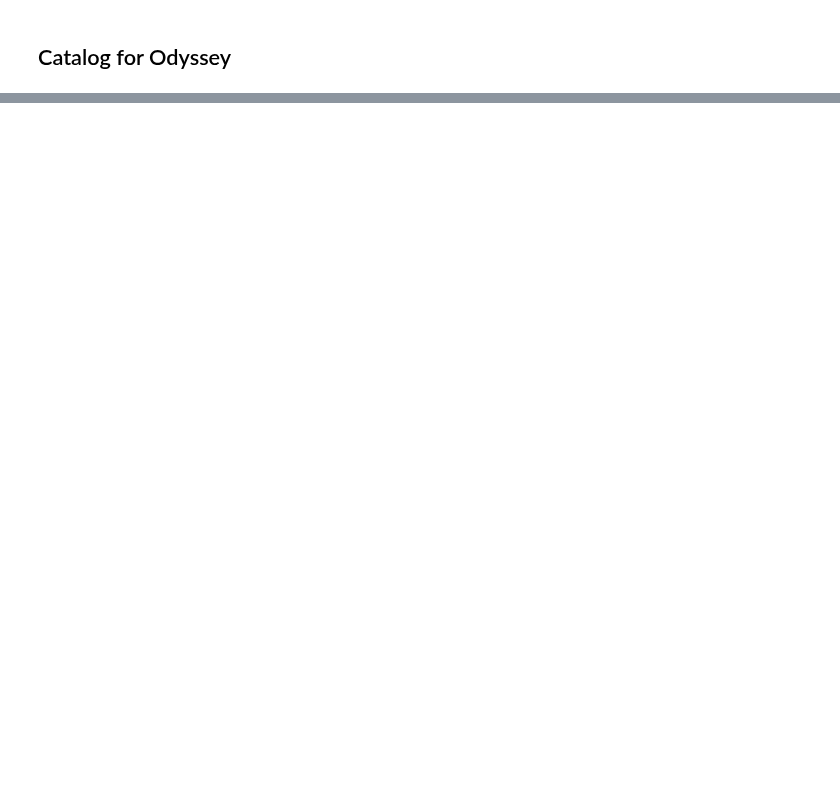
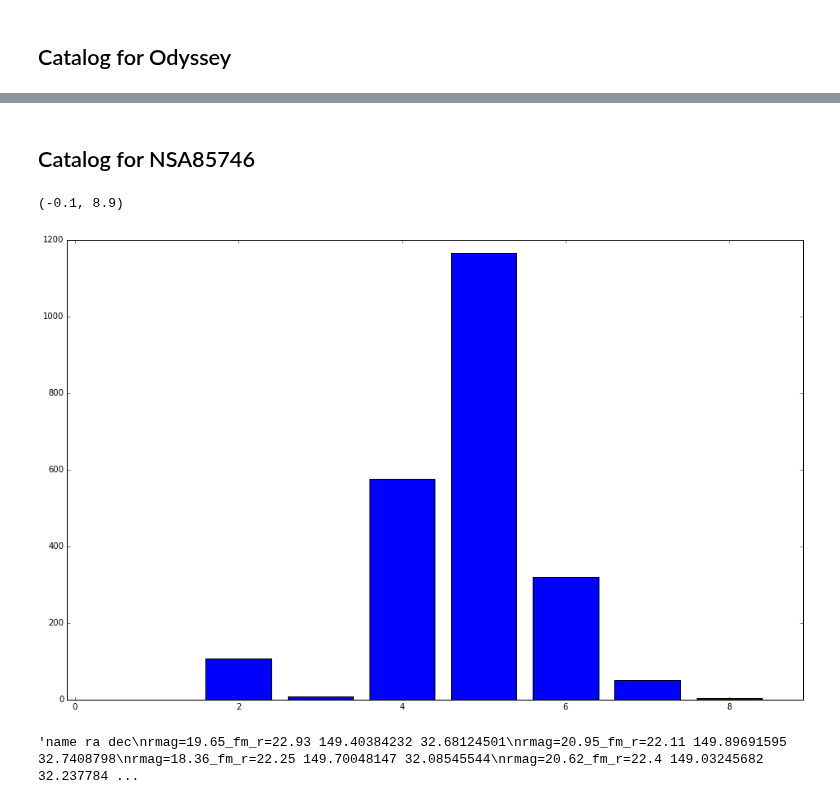
Before and after one commit to sagasurvey/erik, a Jupyter notebook: ipython_notebooks/2015Feb-MMTHecto.ipynb, the cells around one changed output, grey strips where cells are left out. Saved outputs shown, nothing was run; the diff lists cells and outputs as text; code cells hidden in the pictures; blank space fills up the shorter version.

```diff
--- a/ipython_notebooks/2015Feb-MMTHecto.ipynb
+++ b/ipython_notebooks/2015Feb-MMTHecto.ipynb
@@ -169,0 +222,26 @@ Found 172 guide stars
+# %% [markdown]
+## Catalog for NSA85746
+# %%
+#for 85746 we're trying to focus on low-SB galaxies
+#note that rank=1 is unpopulated because that gets flux stars
+marlarank = n85746incat['rank']  #2/3 w/i Rvir, 4 beyond
+fm_r = n85746incat['fibermag_r']
+n85746ranks = np.zeros_like(marlarank)
+n85746ranks[(22<=fm_r)&(fm_r <= 23)] = 2
+n85746ranks[fm_r < 22] = 4
+n85746ranks[fm_r > 23] = 7
+n85746ranks[marlarank==3] += 1
+n85746ranks[marlarank==4] = 6
+
+cnts = np.bincount(n85746ranks)
+plt.bar(np.arange(len(cnts))-.4, cnts, .8)
+plt.xlim(-.1,8.9)
+# %% [output]
+(-0.1, 8.9)
+[figure, added]
+# %%
+msk = n85746ranks ==2
+targeting.sampled_imagelist(n85746incat['ra'][msk],n85746incat['dec'][msk],
+                            names=['rmag={0}_fm_r={1}'.format(cati['r'], cati['fibermag_r']) for cati in n85746incat[msk]])
+# %% [output]
+'name ra dec\nrmag=19.65_fm_r=22.93 149.40384232 32.68124501\nrmag=20.95_fm_r=22.11 149.89691595 32.7408798\nrmag=18.36_fm_r=22.25 149.70048147 32.08545544\nrmag=20.62_fm_r=22.4 149.03245682 32.237784 ...
```
Also changed, not shown: parts of 31 cells of this notebook.
